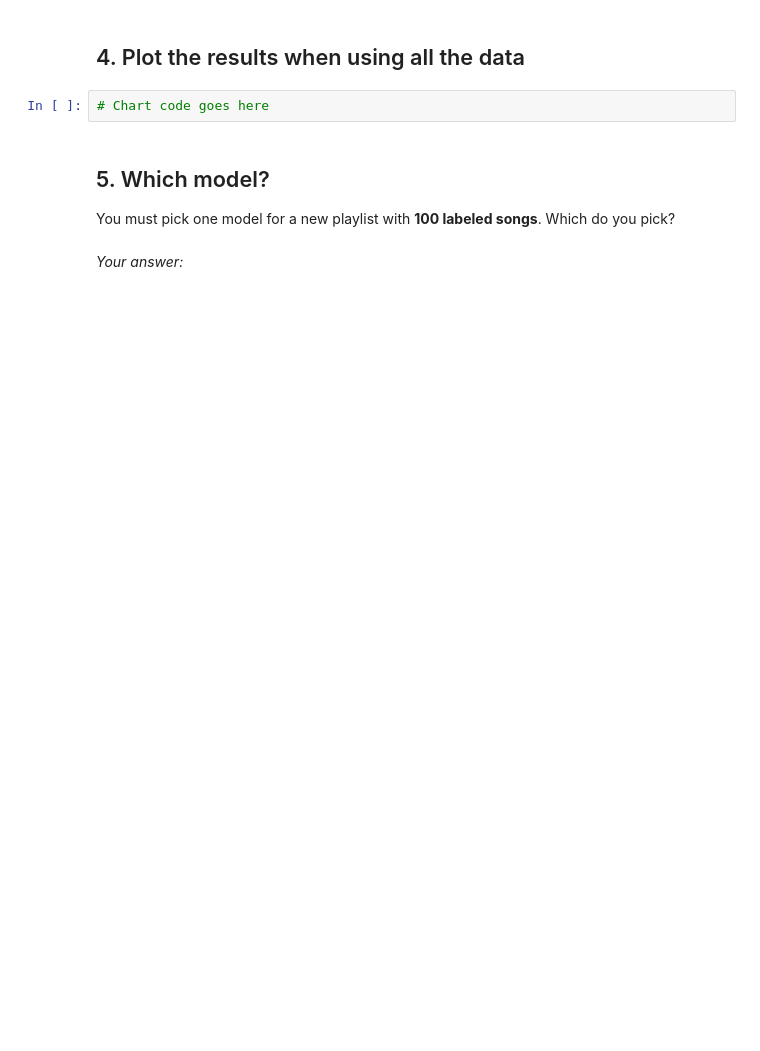
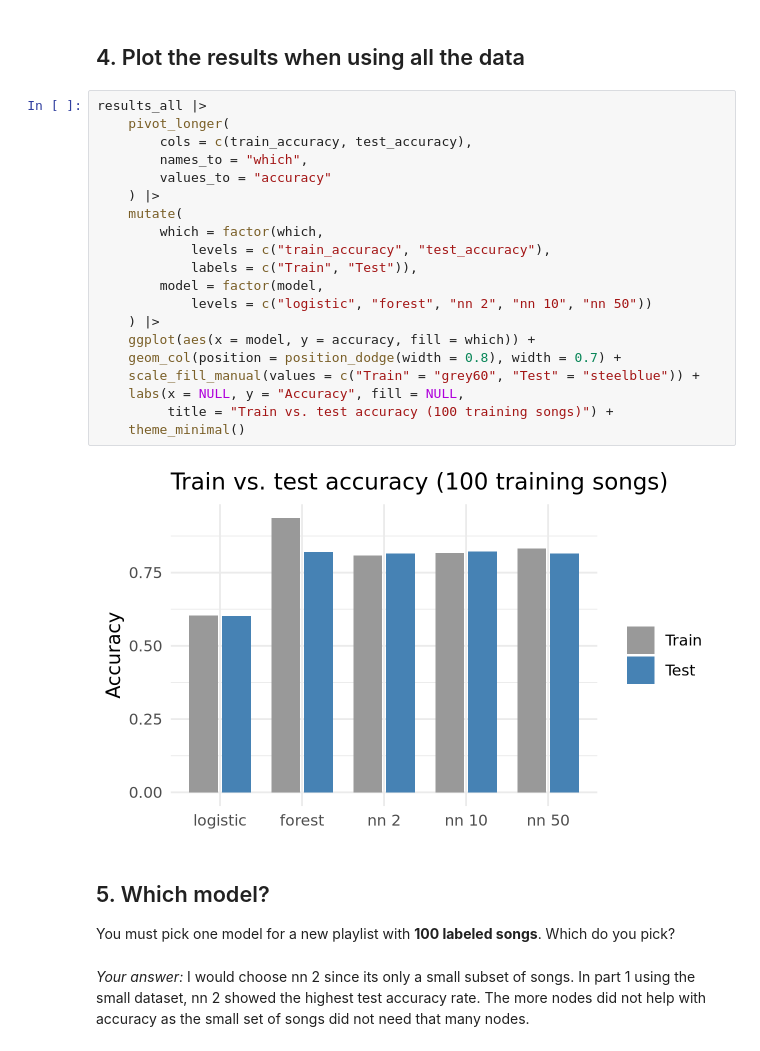
Before and after one commit to ArikaG05/JupyterCodespace, a Jupyter notebook: exercises/16-nn-exercise.ipynb, the cells around one changed output. Saved outputs shown, nothing was run; the diff lists cells and outputs as text; blank space fills up the shorter version.

```diff
--- a/exercises/16-nn-exercise.ipynb
+++ b/exercises/16-nn-exercise.ipynb
@@ -116,10 +184,30 @@ Run `compare_models()` again, with all of `train` (about 5,500 songs).
 # %% [markdown]
 ## 4. Plot the results when using all the data
 # %%
-# Chart code goes here
+results_all |>
+    pivot_longer(
+        cols = c(train_accuracy, test_accuracy),
+        names_to = "which",
+        values_to = "accuracy"
+    ) |>
+    mutate(
+        which = factor(which,
+            levels = c("train_accuracy", "test_accuracy"),
+            labels = c("Train", "Test")),
+        model = factor(model,
+            levels = c("logistic", "forest", "nn 2", "nn 10", "nn 50"))
+    ) |>
+    ggplot(aes(x = model, y = accuracy, fill = which)) +
+    geom_col(position = position_dodge(width = 0.8), width = 0.7) +
+    scale_fill_manual(values = c("Train" = "grey60", "Test" = "steelblue")) +
+    labs(x = NULL, y = "Accuracy", fill = NULL,
+         title = "Train vs. test accuracy (100 training songs)") +
+    theme_minimal()
+# %% [output]
+[figure, added]
 # %% [markdown]
 ## 5. Which model?
 
 You must pick one model for a new playlist with **100 labeled songs**. Which do you pick?
 # %% [markdown]
-*Your answer:*
+*Your answer:* I would choose nn 2 since its only a small subset of songs. In part 1 using the small dataset, nn 2 showed the highest test accuracy rate. The more nodes did not help with accuracy as the small set of songs did not need that many nodes.
```
Also changed, not shown: parts of 7 cells of this notebook, 1 other file.
